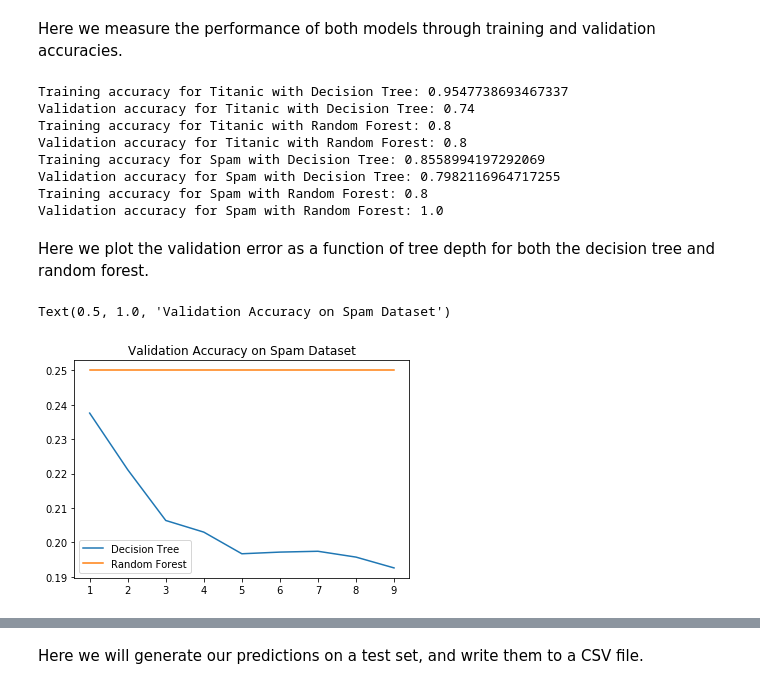
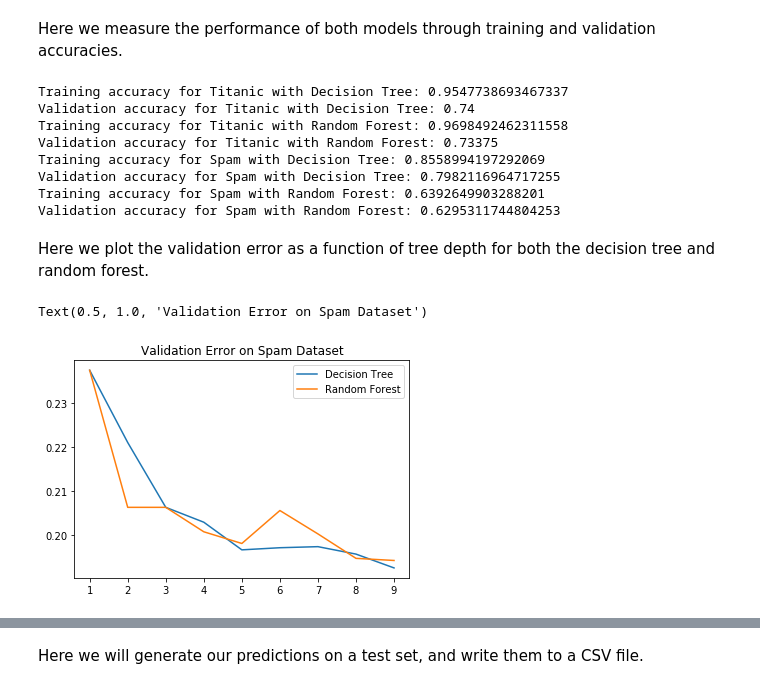
Before and after one commit to nprasad247/Decision-Trees-and-Random-Forests, a Jupyter notebook: Decision Trees and Random Forests.ipynb, the cells around one changed output, grey strips where cells are left out. Saved outputs shown, nothing was run; the diff lists cells and outputs as text; code cells hidden in the pictures.

```diff
--- a/Decision Trees and Random Forests.ipynb
+++ b/Decision Trees and Random Forests.ipynb
@@ -36,15 +36,17 @@ class DecisionTree:
 
     def __init__(self, features, classes):
         self.classes = classes
-        self.class_indices = list(range(len(classes)))
+        self.class_indices = np.arange(len(classes))
         self.features = features
+    def calc_probs(self, y):
+        return np.array([np.mean([y == label * np.ones(len(y))]) for label in self.class_indices])
 
     def entropy(self, y):
         """
         Calculates the entropy given all the labels
         """
-        probs = np.array([np.mean([int(y_i == label) for y_i in y]) for label in self.class_indices])
-        return stats.entropy(probs)
+        #probs = np.array([np.mean([int(y_i == label) for y_i in y]) for label in self.class_indices])
+        return stats.entropy(self.calc_probs(y))
 
     def information_gain(self, X, y, idx, thresh):
         """
@@ -97,7 +99,7 @@ class DecisionTree:
         self.root = self.grow_tree(X, y, 0, max_depth)
 
     def grow_tree(self, X, y, curr_depth, max_depth):
-        probs = np.array([np.mean([int(y_i == c) for y_i in y]) for c in self.class_indices])
+        probs = self.calc_probs(y)
         feature, threshold = self.segmenter(X, y)
         left, right = self.split(X, y, feature, threshold)
         X_left = None if not list(left) else X[left]
@@ -143,7 +145,11 @@ class DecisionTree:
             output = output[:-2] + ")\n"
             return "\t" * node.depth + output
         fidx, thresh = node.split_rule
-        return "\t" * node.depth + f"{self.features[fidx]}, {thresh}\n" + "\t" * node.left.depth + self.generateString(node.left) + "\t" * node.right.depth + self.generateString(node.right)
+        return "\t" * node.depth + f"{self.features[fidx]}, {thresh}\n" \
+             + "\t" * node.left.depth \
+             + self.generateString(node.left) \
+             + "\t" * node.right.depth \
+             + self.generateString(node.right)
 
     def __repr__(self):
 
@@ -176,7 +182,7 @@ class RandomForest:
         Predict the labels for input data
         """
         predictions = np.array([tree.predict(X) for tree in self.trees])
-        final_predictions = np.array([stats.mode(predictions[i, :])[0][0] for i in range(len(predictions))])
+        final_predictions = np.array([stats.mode(predictions[:, i])[0][0] for i in range(len(predictions[0]))])
         return final_predictions
 # %% [markdown]
 # Perfomance Evaluation
@@ -282,7 +288,8 @@ spam_tree_forest_tr = spam_forest.predict(X_train_s)
 spam_tree_forest_va = spam_forest.predict(X_val_s)
 # %%
 def calc_acc(pred, actual):
-    return np.mean([int(pred[i] == actual[i]) for i in range(len(pred))])
+
+    return np.mean(pred == actual)
 
 training_acc_titanic_tree = calc_acc(titanic_tree_pred_tr, y_train_t)
 validation_acc_titanic_tree = calc_acc(titanic_tree_pred_va, y_val_t)
@@ -303,37 +310,37 @@ print(f"Validation accuracy for Spam with Random Forest: {validation_acc_spam_fo
 # %% [output]
 Training accuracy for Titanic with Decision Tree: 0.9547738693467337
 Validation accuracy for Titanic with Decision Tree: 0.74
-Training accuracy for Titanic with Random Forest: 0.8
-Validation accuracy for Titanic with Random Forest: 0.8
+Training accuracy for Titanic with Random Forest: 0.9698492462311558
+Validation accuracy for Titanic with Random Forest: 0.73375
 Training accuracy for Spam with Decision Tree: 0.8558994197292069
 Validation accuracy for Spam with Decision Tree: 0.7982116964717255
-Training accuracy for Spam with Random Forest: 0.8
-Validation accuracy for Spam with Random Forest: 1.0
+Training accuracy for Spam with Random Forest: 0.6392649903288201
+Validation accuracy for Spam with Random Forest: 0.6295311744804253
 # %% [markdown]
 Here we plot the validation error as a function of tree depth for both the decision tree and random forest.
 # %%
 def error(y_pred, y):
     return 1 - calc_acc(y_pred, y)
 
 X_train_s, X_val_s, y_train_s, y_val_s = tts(spam_X, spam_y, test_size=0.8, random_state=27)
 errors_tree = []
 errors_forest = []
 tree = DecisionTree(spam_features, spam_classes)
 forest = RandomForest(spam_features, spam_classes, 4)
 
 for i in range(1,10):
     tree.fit(X_train_s, y_train_s,i)
     forest.fit(X_train_s, y_train_s, i)
     errors_tree.append(error(tree.predict(X_val_s), y_val_s))
     errors_forest.append(error(forest.predict(X_val_s), y_val_s))
 
 plt.plot(list(range(1,10)), errors_tree, label="Decision Tree")
 plt.plot(list(range(1,10)), errors_forest, label="Random Forest")
 plt.legend()
-plt.title("Validation Accuracy on Spam Dataset")
+plt.title("Validation Error on Spam Dataset")
 # %% [output]
-Text(0.5, 1.0, 'Validation Accuracy on Spam Dataset')
+Text(0.5, 1.0, 'Validation Error on Spam Dataset')
-[figure, old version]
+[figure, new version]
 # %%
 # Sample visualization of Decision Tree structure
 titanic = DecisionTree(titanic_features, titanic_classes)
```
Also changed, not shown: 3 other files.
